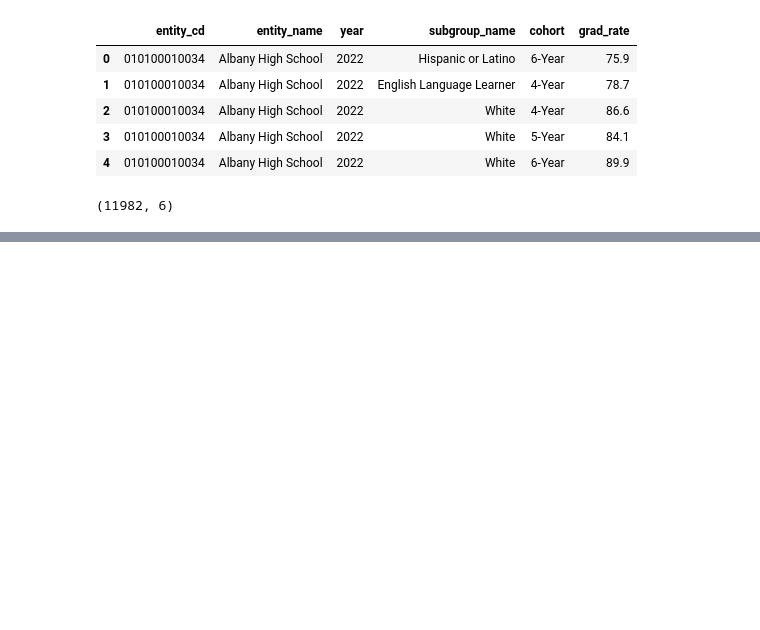
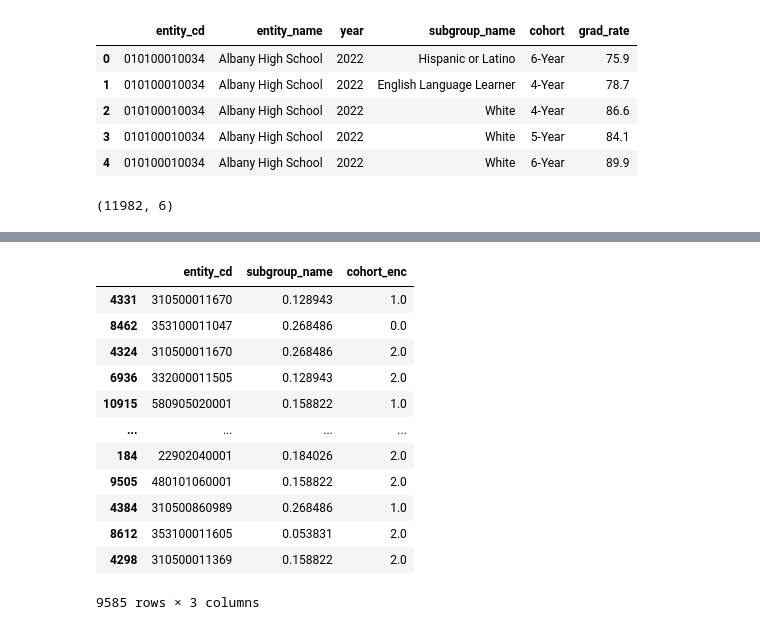
Before and after one commit to asoylatte03/nys-ell-grad-rate, a Jupyter notebook: modeling II.ipynb, the cells around one changed output, grey strips where cells are left out. Cells and saved outputs as stored; diff of their text form; code cells hidden in the pictures; blank space fills up the shorter version.

```diff
--- a/modeling II.ipynb
+++ b/modeling II.ipynb
@@ -44,0 +54,12 @@ cohort_grads.shape
+# %%
+# instead of OHE, to reduce dimensionality, going to use frequency encode
+subgroup_norm = cohort_grads.groupby('subgroup_name').size() / len(cohort_grads)
+
+# creating a copy of cohort grad rates
+gradrate_df = cohort_grads.copy()
+
+# freq. encoding subgroup_name
+gradrate_df.subgroup_name = gradrate_df.subgroup_name.apply(lambda x: subgroup_norm[x])
+gradrate_df.entity_cd = gradrate_df.entity_cd.astype('int64')
+#gradrate_df.cohort = gradrate_df.cohort.astype('category')
+gradrate_df.head()
@@ -44,0 +79,27 @@ cohort_grads.shape
+# %%
+X = gradrate_df[['entity_cd','subgroup_name','cohort']]
+y = gradrate_df.grad_rate
+
+# splitting our data
+X_train, X_test, y_train, y_test = train_test_split(X, y, test_size=0.2)
+# %%
+ord_enc = OrdinalEncoder()
+ord_enc.fit(asarray(X_train['cohort']).reshape(-1,1))
+X_train['cohort_enc'] = ord_enc.transform(asarray(X_train['cohort']).reshape(-1,1))
+# %%
+X_train = X_train[['entity_cd','subgroup_name','cohort_enc']]
+X_train
+# %% [output]
+|  | entity_cd | subgroup_name | cohort_enc |
+| 4331 | 310500011670 | 0.128943 | 1.0 |
+| 8462 | 353100011047 | 0.268486 | 0.0 |
+| 4324 | 310500011670 | 0.268486 | 2.0 |
+| 6936 | 332000011505 | 0.128943 | 2.0 |
+| 10915 | 580905020001 | 0.158822 | 1.0 |
+| ... | ... | ... | ... |
+| 184 | 22902040001 | 0.184026 | 2.0 |
+| 9505 | 480101060001 | 0.158822 | 2.0 |
+| 4384 | 310500860989 | 0.268486 | 1.0 |
+| 8612 | 353100011605 | 0.053831 | 2.0 |
+| 4298 | 310500011369 | 0.158822 | 2.0 |
+9585 rows × 3 columns
```
Also changed, not shown: parts of 14 cells of this notebook.
